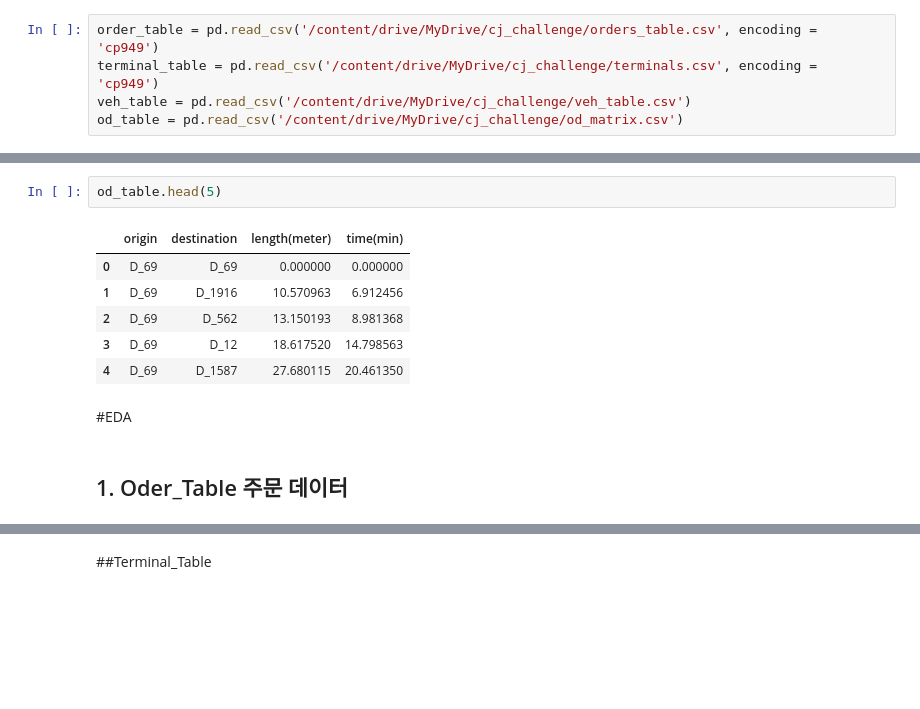
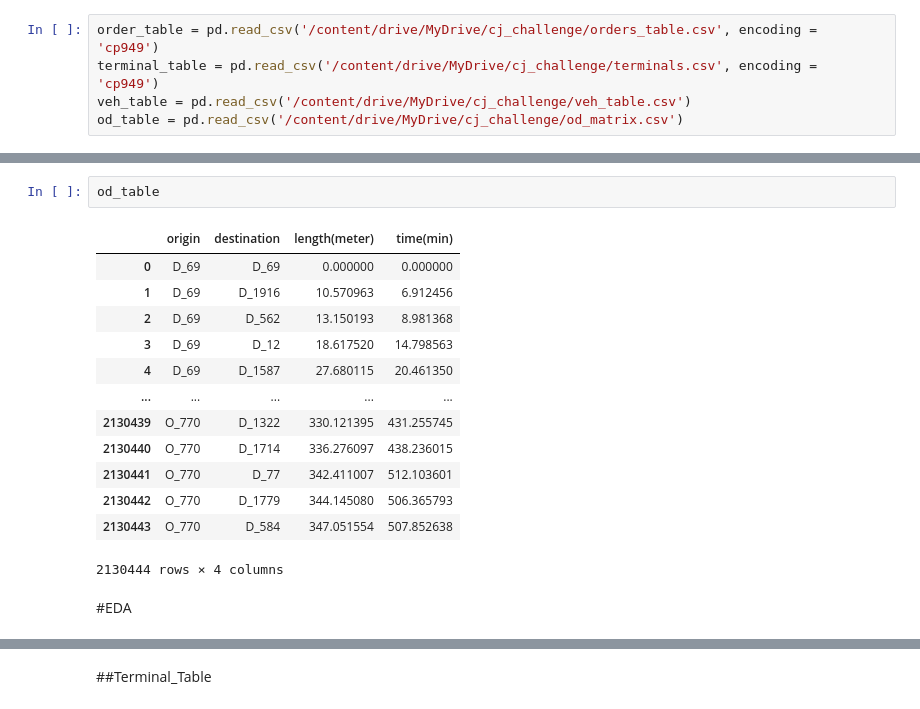
Before and after one commit to wonwookim/cj_challenge, a Jupyter notebook: cj_challenge_eda.ipynb, the cells around one changed output, grey strips where cells are left out. Drawn from its saved outputs; the diff is of its cells as text; blank space fills up the shorter version.

```diff
--- a/cj_challenge_eda.ipynb
+++ b/cj_challenge_eda.ipynb
@@ -100,13 +133,18 @@ veh_table.head(5)
 # %%
-od_table.head(5)
+od_table
 # %% [output]
 |  | origin | destination | length(meter) | time(min) |
 | 0 | D_69 | D_69 | 0.000000 | 0.000000 |
 | 1 | D_69 | D_1916 | 10.570963 | 6.912456 |
 | 2 | D_69 | D_562 | 13.150193 | 8.981368 |
 | 3 | D_69 | D_12 | 18.617520 | 14.798563 |
 | 4 | D_69 | D_1587 | 27.680115 | 20.461350 |
+| ... | ... | ... | ... | ... |
+| 2130439 | O_770 | D_1322 | 330.121395 | 431.255745 |
+| 2130440 | O_770 | D_1714 | 336.276097 | 438.236015 |
+| 2130441 | O_770 | D_77 | 342.411007 | 512.103601 |
+| 2130442 | O_770 | D_1779 | 344.145080 | 506.365793 |
+| 2130443 | O_770 | D_584 | 347.051554 | 507.852638 |
+2130444 rows × 4 columns
 # %% [markdown]
 #EDA
-# %% [markdown]
-## 1. Oder_Table 주문 데이터
```
Also changed, not shown: parts of 27 cells of this notebook.
